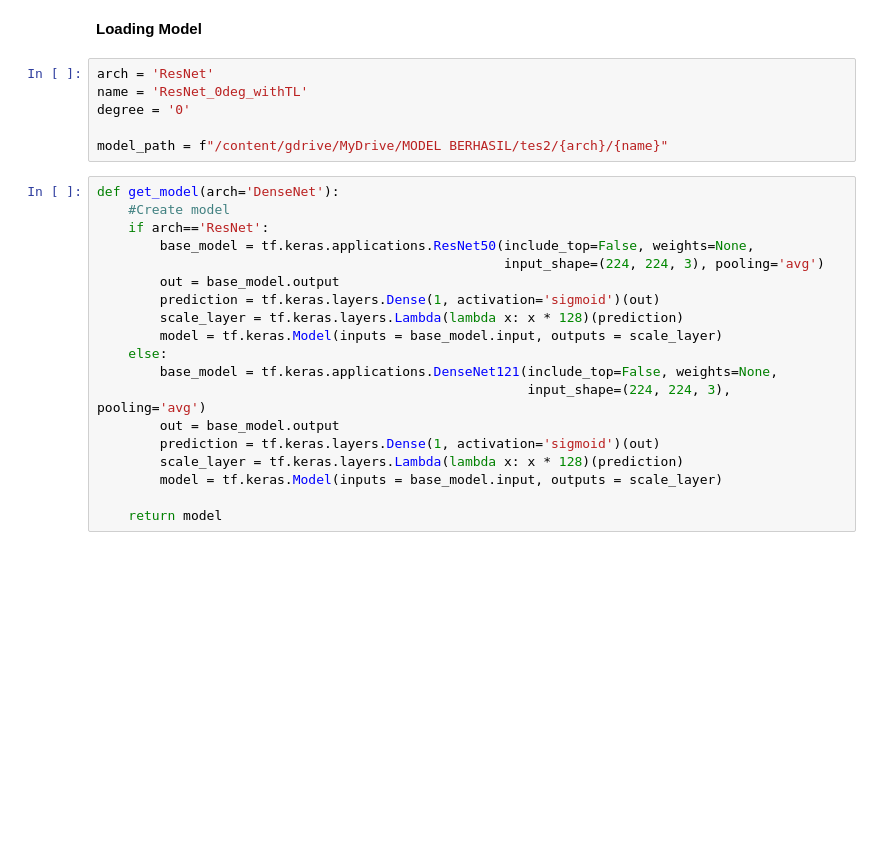
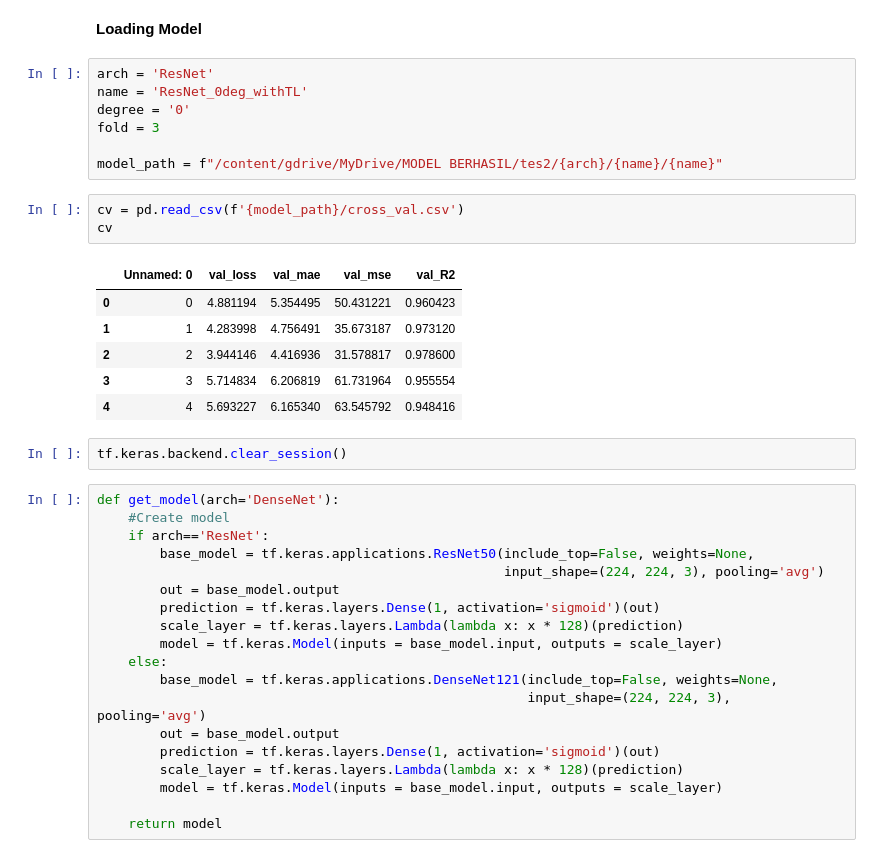
Before and after one commit to naufalhisyam/WaterTurbidityPred, a Jupyter notebook: test_model.ipynb, the cells around one changed output. Cells and saved outputs as stored; diff of their text form; blank space fills up the shorter version.

```diff
--- a/test_model.ipynb
+++ b/test_model.ipynb
@@ -39,8 +41,21 @@ Checking out files: 100% (3462/3462), done.
 arch = 'ResNet'
 name = 'ResNet_0deg_withTL'
 degree = '0'
+fold = 3
 
-model_path = f"/content/gdrive/MyDrive/MODEL BERHASIL/tes2/{arch}/{name}"
+model_path = f"/content/gdrive/MyDrive/MODEL BERHASIL/tes2/{arch}/{name}/{name}"
+# %%
+cv = pd.read_csv(f'{model_path}/cross_val.csv')
+cv
+# %% [output]
+|  | Unnamed: 0 | val_loss | val_mae | val_mse | val_R2 |
+| 0 | 0 | 4.881194 | 5.354495 | 50.431221 | 0.960423 |
+| 1 | 1 | 4.283998 | 4.756491 | 35.673187 | 0.973120 |
+| 2 | 2 | 3.944146 | 4.416936 | 31.578817 | 0.978600 |
+| 3 | 3 | 5.714834 | 6.206819 | 61.731964 | 0.955554 |
+| 4 | 4 | 5.693227 | 6.165340 | 63.545792 | 0.948416 |
+# %%
+tf.keras.backend.clear_session()
 # %%
 def get_model(arch='DenseNet'):
     #Create model
```
Also changed, not shown: parts of 12 cells of this notebook.
